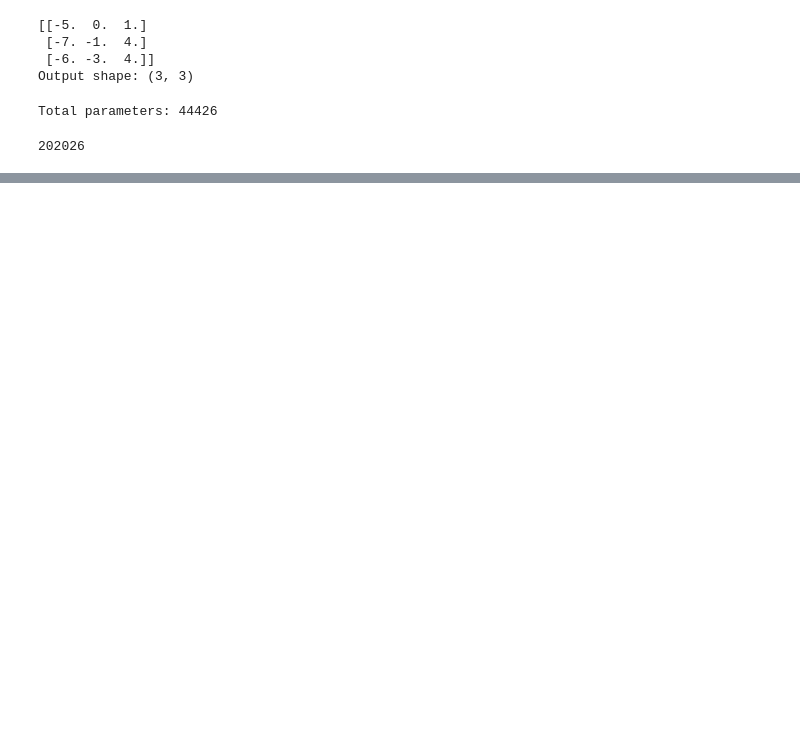
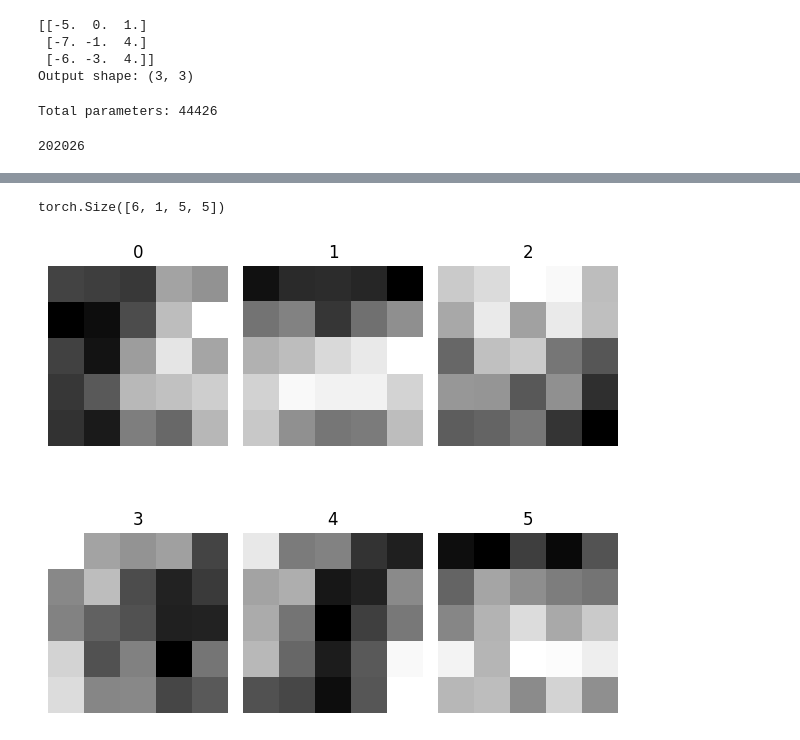
Before and after one commit to Harshactinium07/ML-Assignment, a Jupyter notebook: Assignment-ML-LAB.ipynb, the cells around one changed output, grey strips where cells are left out. Cells and saved outputs as stored; diff of their text form; code cells hidden in the pictures; blank space fills up the shorter version.

```diff
--- a/Assignment-ML-LAB.ipynb
+++ b/Assignment-ML-LAB.ipynb
@@ -892,0 +893,32 @@ plt.show()
+# %%
+filters = model.conv1.weight.data.cpu()
+print(filters.shape)
+# %% [output]
+torch.Size([6, 1, 5, 5])
+# %%
+import numpy as np
+import matplotlib.pyplot as plt
+
+filters = filters.numpy()
+
+plt.figure(figsize=(6,6))
+
+for i in range(filters.shape[0]):
+    f = filters[i]
+
+    # convert (C,H,W) → (H,W,C)
+    f = np.transpose(f, (1,2,0))
+
+    # normalize
+    f = (f - f.min()) / (f.max() - f.min() + 1e-5)
+
+    plt.subplot(2, 3, i+1)  # LeNet has 6 filters
+    plt.imshow(f, cmap='gray')
+    plt.title(f"{i}")
+    plt.axis('off')
+
+plt.tight_layout()
+plt.savefig("conv1_filters.png")
+plt.show()
+# %% [output]
+[figure, added]
```
Also changed, not shown: parts of 8 cells of this notebook.
